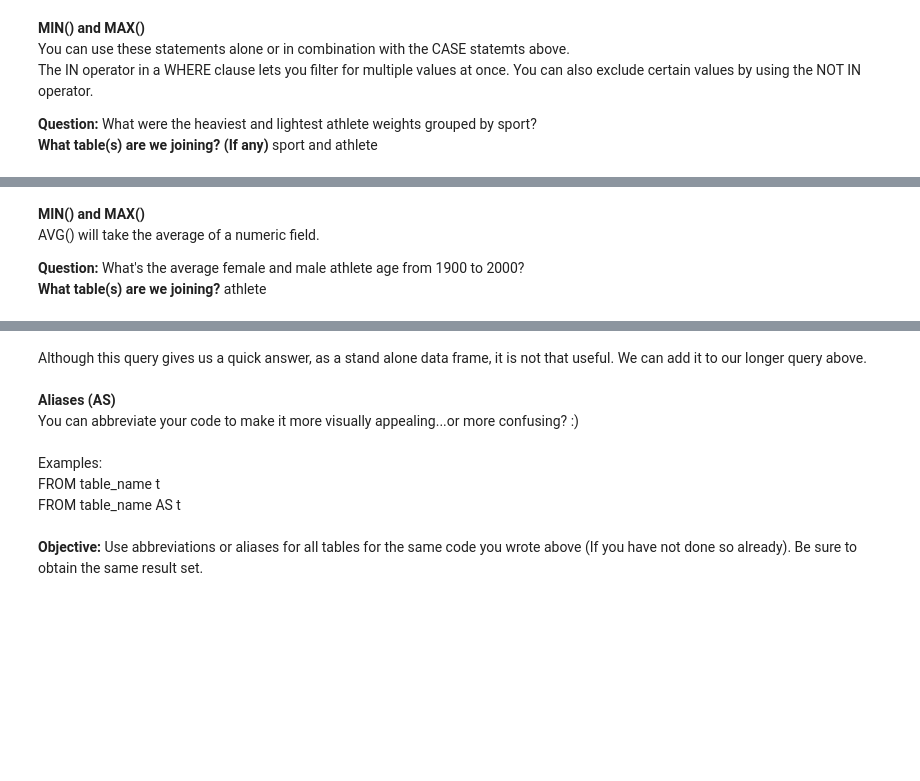
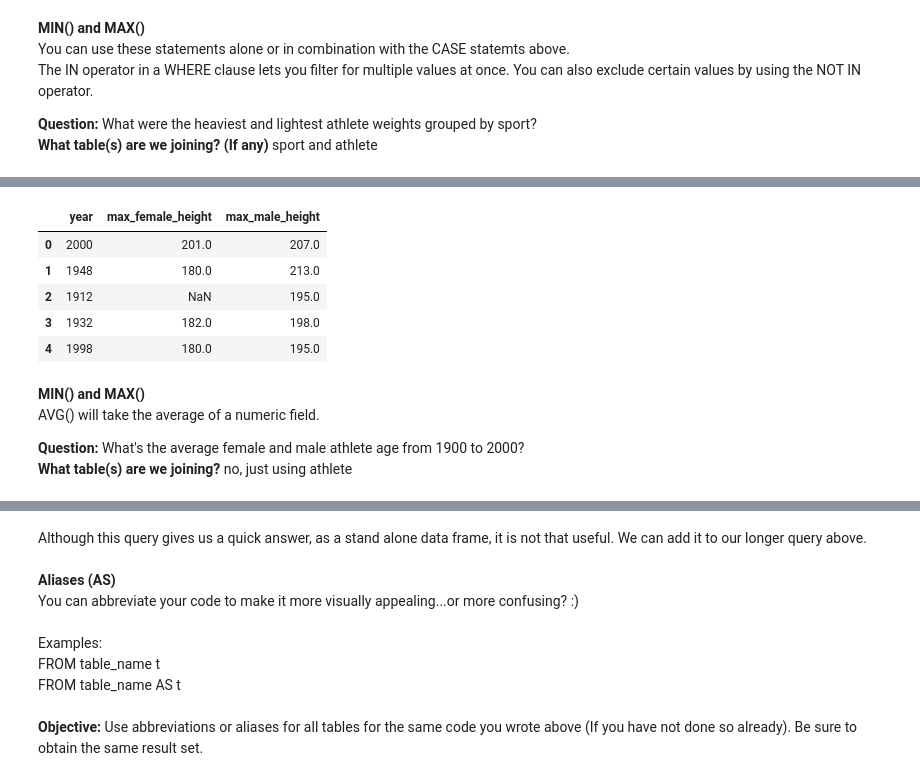
Before and after one commit to joedag32/DSSA-5102_Spring2025, a Jupyter notebook: Assignments/Assignment9_Dagostino.ipynb, the cells around one changed output, grey strips where cells are left out. Drawn from its saved outputs; the diff is of its cells as text; code cells hidden in the pictures; blank space fills up the shorter version.

```diff
--- a/Assignments/Assignment9_Dagostino.ipynb
+++ b/Assignments/Assignment9_Dagostino.ipynb
@@ -155,7 +250,29 @@ ORDER BY year DESC;
+# %%
+with engine.connect() as conn:
+    # Select the largest height value when sex equals F and assign it to max_female_height, if it's not F then set it to NULL. Select the
+    # largeset height value when sex equals M and assign it to max_male_height, if it's not M then set it to NULL. Do them from the athelte
+    # table and group by year and set the order of results randomly. I like this technique and could see it being used in many other cases!
+    case_min_max_query = text("""SELECT year,
+                                    	MAX(CASE WHEN sex = 'F' THEN height ELSE NULL END) as max_female_height,
+                                        MAX(CASE WHEN sex = 'M' THEN height ELSE NULL END) as max_male_height
+                                    FROM athlete
+                                    GROUP BY year
+                                    ORDER BY rand()
+                              """)
+    case_min_max_query = pd.read_sql(case_min_max_query, conn) # Use pandas to read the sql query from the db
+
+case_min_max_query.head() # Test the results
+# %% [output]
+|  | year | max_female_height | max_male_height |
+| 0 | 2000 | 201.0 | 207.0 |
+| 1 | 1948 | 180.0 | 213.0 |
+| 2 | 1912 | NaN | 195.0 |
+| 3 | 1932 | 182.0 | 198.0 |
+| 4 | 1998 | 180.0 | 195.0 |
 # %% [markdown]
 **MIN() and MAX()** <br>
 AVG() will take the average of a numeric field.
 
 **Question:** What's the average female and male athlete age from 1900 to 2000?
 <br>
-**What table(s) are we joining?** athlete
+**What table(s) are we joining?** no, just using athlete
```
Also changed, not shown: parts of 28 cells of this notebook, 1 other file.
